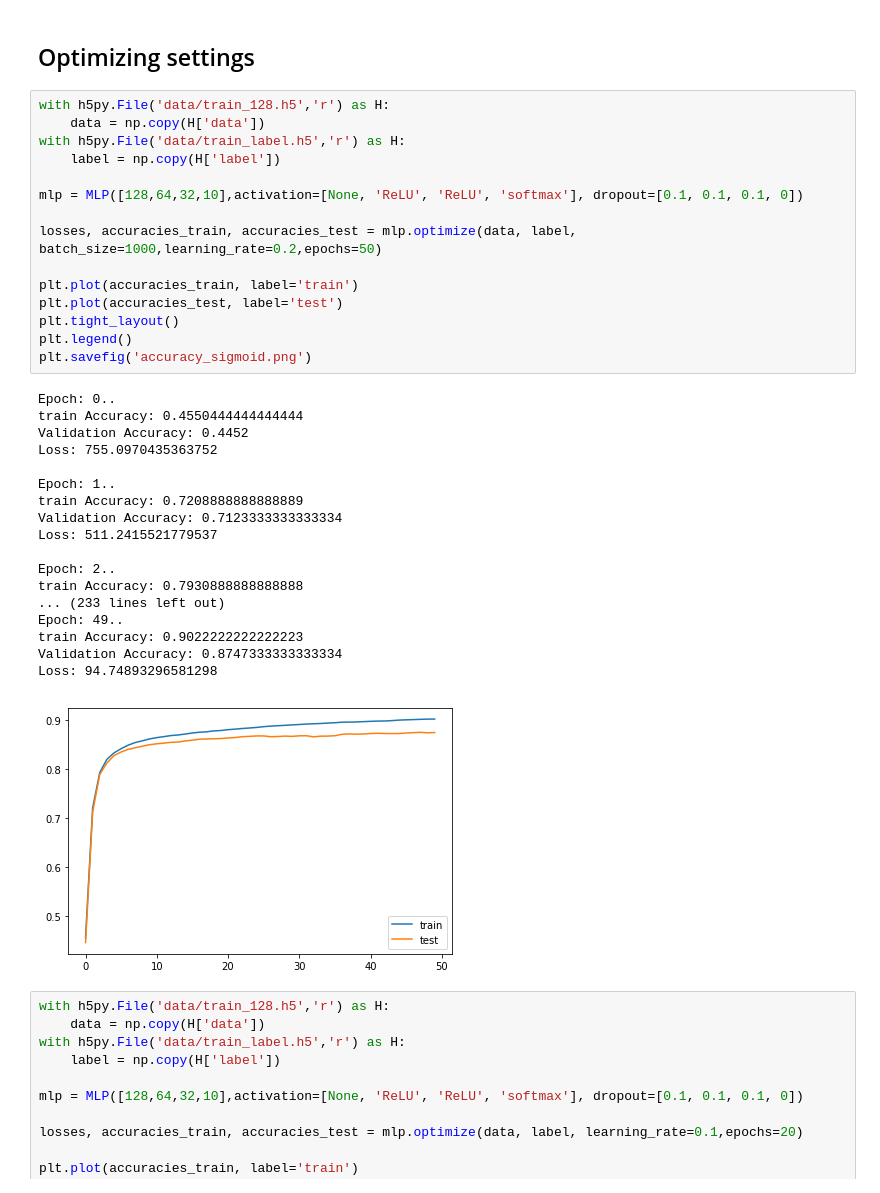
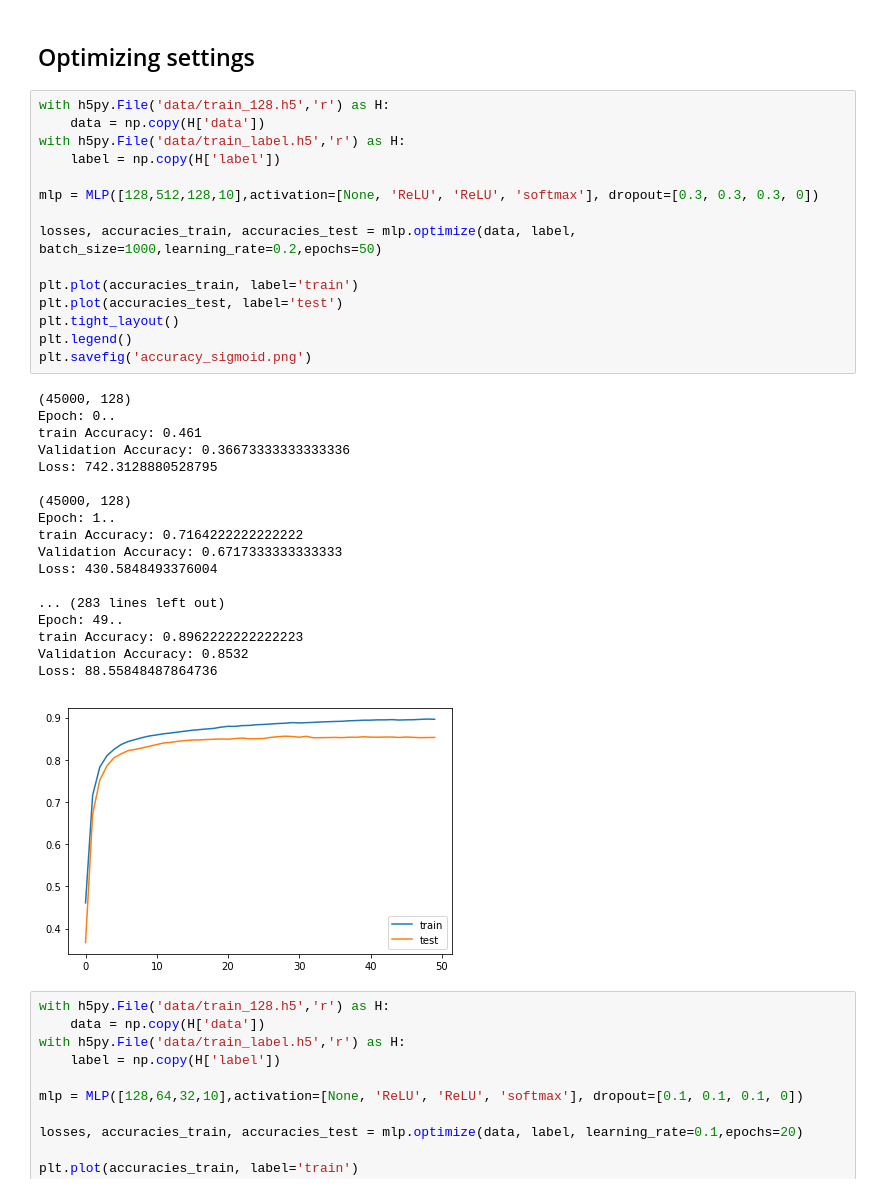
Before and after one commit to denizn/COMP5329-Assn1, a Jupyter notebook: Project3_dropout-withoptimize.ipynb, the cells around one changed output. Drawn from its saved outputs; the diff is of its cells as text.

```diff
--- a/Project3_dropout-withoptimize.ipynb
+++ b/Project3_dropout-withoptimize.ipynb
@@ -388,37 +389,37 @@ Accuracy for these settings : 0.8364791666666667
 # %%
 with h5py.File('data/train_128.h5','r') as H:
     data = np.copy(H['data'])
 with h5py.File('data/train_label.h5','r') as H:
     label = np.copy(H['label'])
 
-mlp = MLP([128,64,32,10],activation=[None, 'ReLU', 'ReLU', 'softmax'], dropout=[0.1, 0.1, 0.1, 0])
+mlp = MLP([128,512,128,10],activation=[None, 'ReLU', 'ReLU', 'softmax'], dropout=[0.3, 0.3, 0.3, 0])
 
 losses, accuracies_train, accuracies_test = mlp.optimize(data, label, batch_size=1000,learning_rate=0.2,epochs=50)
 
 plt.plot(accuracies_train, label='train')
 plt.plot(accuracies_test, label='test')
 plt.tight_layout()
 plt.legend()
 plt.savefig('accuracy_sigmoid.png')
 # %% [output]
+(45000, 128)
 Epoch: 0..
-train Accuracy: 0.4550444444444444
-Validation Accuracy: 0.4452
-Loss: 755.0970435363752
+train Accuracy: 0.461
+Validation Accuracy: 0.36673333333333336
+Loss: 742.3128880528795
 
+(45000, 128)
 Epoch: 1..
-train Accuracy: 0.7208888888888889
-Validation Accuracy: 0.7123333333333334
-Loss: 511.2415521779537
+train Accuracy: 0.7164222222222222
+Validation Accuracy: 0.6717333333333333
+Loss: 430.5848493376004
 
-Epoch: 2..
-train Accuracy: 0.7930888888888888
-... (233 lines left out)
+... (283 lines left out)
 Epoch: 49..
-train Accuracy: 0.9022222222222223
-Validation Accuracy: 0.8747333333333334
-Loss: 94.74893296581298
+train Accuracy: 0.8962222222222223
+Validation Accuracy: 0.8532
+Loss: 88.55848487864736
-[figure, old version]
+[figure, new version]
 # %%
 with h5py.File('data/train_128.h5','r') as H:
     data = np.copy(H['data'])
```
Also changed, not shown: parts of 2 cells of this notebook, 2 other files.
